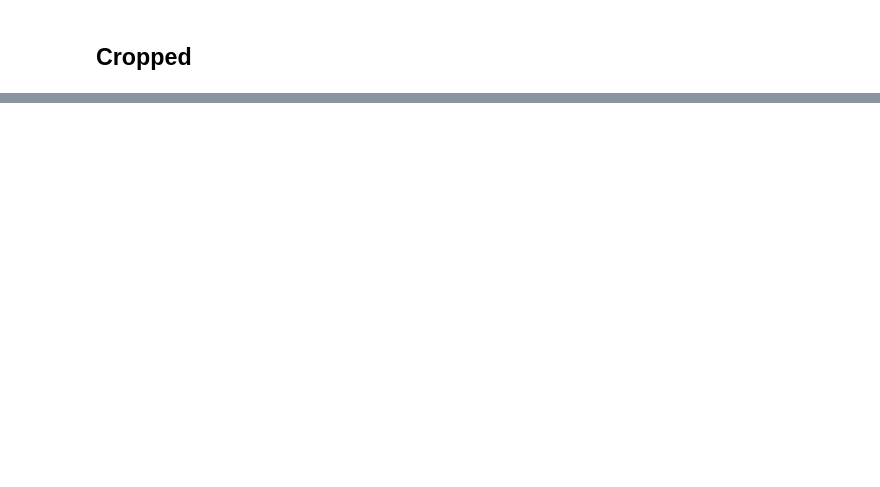
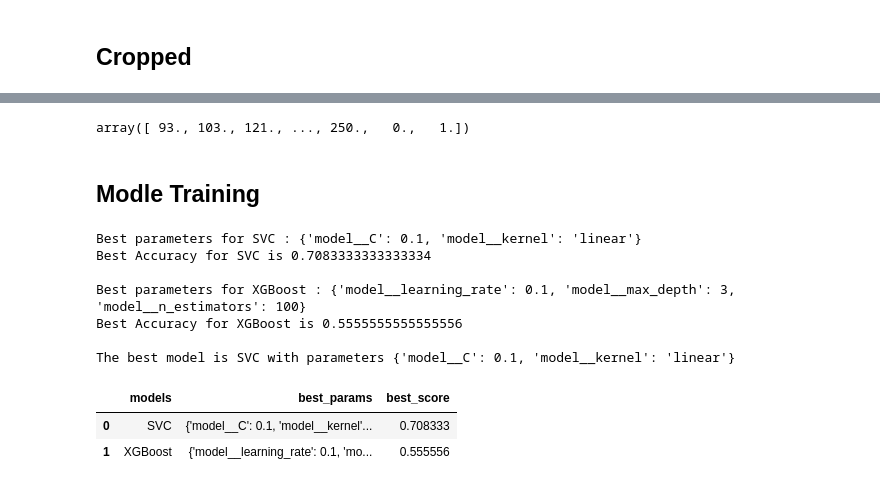
Before and after one commit to KumudithaSilva/Football_Players_Face_Detector, a Jupyter notebook: football_person_classifier.ipynb, the cells around one changed output, grey strips where cells are left out. Drawn from its saved outputs; the diff is of its cells as text; code cells hidden in the pictures; blank space fills up the shorter version.

```diff
--- a/football_person_classifier.ipynb
+++ b/football_person_classifier.ipynb
@@ -158,0 +233,7 @@ Not valid
+# %%
+class_dictionary = {}
+count = 0
+for name in retrieved_file.keys():
+    class_dictionary[name] = count
+    count += 1
+class_dictionary
@@ -158,0 +281,2 @@ Not valid
+# %%
+X = np.array(features).reshape(len(features), 4096).astype(float)
@@ -158,0 +287,6 @@ Not valid
+# %%
+X[0]
+# %% [output]
+array([ 93., 103., 121., ..., 250.,   0.,   1.])
+# %% [markdown]
+## Modle Training
@@ -158,0 +317,55 @@ Not valid
+# %%
+# Initialize GridSearchCV
+best_model_name = ""
+best_model = None
+best_params = None
+best_score = 0
+
+scores = []
+best_estimators = {}
+
+
+for model_name, model in model_params.items():
+
+    pipeline = Pipeline([
+        ('scaler', StandardScaler()),
+        ('model', model['model'])
+    ])
+
+    grid = GridSearchCV(estimator=pipeline, param_grid=model['params'], cv=skf_cv, return_train_score=False, verbose=False)
+    grid.fit(X_train, y_train)
+
+    models = model_name
+    current_best_score = grid.best_score_
+
+    print(f"Best parameters for {models} : {grid.best_params_}")
+    print(F"Best Accuracy for {models} is {current_best_score} \n")
+
+    scores.append({
+        'models':models,
+        'best_params': grid.best_params_,
+        'best_score': current_best_score
+    })
+
+    best_estimators[model_name] = grid.best_estimator_
+
+    # Best model with best parameters
+    if current_best_score > best_score:
+        best_score = current_best_score
+        best_model_name = model_name
+        best_model = grid.best_estimator_
+        best_params = grid.best_params_
+
+print(f"The best model is {best_model_name} with parameters {best_params}")
+pd.DataFrame(scores, columns=list(scores[0].keys()))
+# %% [output]
+Best parameters for SVC : {'model__C': 0.1, 'model__kernel': 'linear'}
+Best Accuracy for SVC is 0.7083333333333334
+
+Best parameters for XGBoost : {'model__learning_rate': 0.1, 'model__max_depth': 3, 'model__n_estimators': 100}
+Best Accuracy for XGBoost is 0.5555555555555556
+
+The best model is SVC with parameters {'model__C': 0.1, 'model__kernel': 'linear'}
+|  | models | best_params | best_score |
+| 0 | SVC | {'model__C': 0.1, 'model__kernel'... | 0.708333 |
+| 1 | XGBoost | {'model__learning_rate': 0.1, 'mo... | 0.555556 |
```
Also changed, not shown: parts of 39 cells of this notebook.
